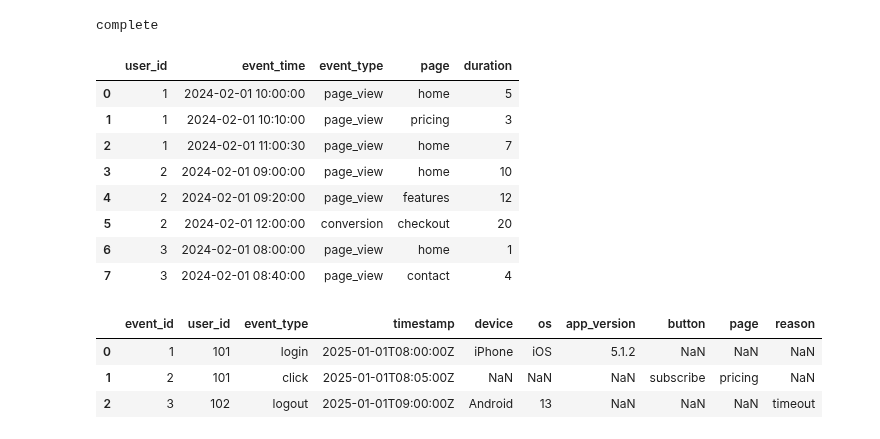
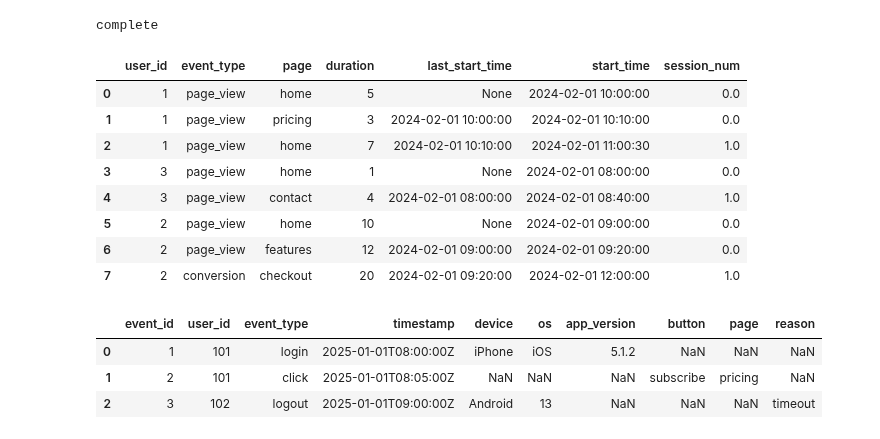
Before and after one commit to edmiller824/sf_tech, a Jupyter notebook: reps.ipynb, the cells around one changed output. Drawn from its saved outputs; the diff is of its cells as text; code cells hidden in the pictures.

```diff
--- a/reps.ipynb
+++ b/reps.ipynb
@@ -42,25 +1176,58 @@ print('complete')
 complete
 # %%
 duckdb.query("""
+    with cte as (
     SELECT
             user_id
              , event_time
              , event_type
              , metadata::json ->> 'page' as page
              , metadata::json ->> 'duration' as duration
 
     FROM events_df
+    )
+    , cte2 as (
+             select
+                        user_id
+                        , event_type
+                        , page
+                        , duration
+                        , event_time as start_time
+                        , lag(event_time) over(partition by user_id order by event_time) as last_start_time
+             from       cte
+             order by user_id, start_time
+             )
+    , cte3 as (
+             select
+                user_id
+                , event_type
+                , page
+                , duration
+             , last_start_time
+             , start_time
+             , case when (start_time::timestamp - last_start_time::timestamp) > interval '30 minutes' then 1 else 0 end as session_flag
+    from        cte2
+            )
+    select
+                user_id
+                , event_type
+             , page
+             , duration
+             , last_start_time
+             , start_time
+             , sum(session_flag) over(partition by user_id order by start_time) as session_num
+    from        cte3
 """).to_df()
 # %% [output]
-|  | user_id | event_time | event_type | page | duration |
-| 0 | 1 | 2024-02-01 10:00:00 | page_view | home | 5 |
-| 1 | 1 | 2024-02-01 10:10:00 | page_view | pricing | 3 |
-| 2 | 1 | 2024-02-01 11:00:30 | page_view | home | 7 |
-| 3 | 2 | 2024-02-01 09:00:00 | page_view | home | 10 |
-| 4 | 2 | 2024-02-01 09:20:00 | page_view | features | 12 |
-| 5 | 2 | 2024-02-01 12:00:00 | conversion | checkout | 20 |
-| 6 | 3 | 2024-02-01 08:00:00 | page_view | home | 1 |
-| 7 | 3 | 2024-02-01 08:40:00 | page_view | contact | 4 |
+|  | user_id | event_type | page | duration | last_start_time | start_time | session_num |
+| 0 | 1 | page_view | home | 5 | None | 2024-02-01 10:00:00 | 0.0 |
+| 1 | 1 | page_view | pricing | 3 | 2024-02-01 10:00:00 | 2024-02-01 10:10:00 | 0.0 |
+| 2 | 1 | page_view | home | 7 | 2024-02-01 10:10:00 | 2024-02-01 11:00:30 | 1.0 |
+| 3 | 3 | page_view | home | 1 | None | 2024-02-01 08:00:00 | 0.0 |
+| 4 | 3 | page_view | contact | 4 | 2024-02-01 08:00:00 | 2024-02-01 08:40:00 | 1.0 |
+| 5 | 2 | page_view | home | 10 | None | 2024-02-01 09:00:00 | 0.0 |
+| 6 | 2 | page_view | features | 12 | 2024-02-01 09:00:00 | 2024-02-01 09:20:00 | 0.0 |
+| 7 | 2 | conversion | checkout | 20 | 2024-02-01 09:20:00 | 2024-02-01 12:00:00 | 1.0 |
 # %%
 lead/lag by 1 event entry...timestamp (to have start and end times)
 add field to compare timestamps --> time since last event
```
Also changed, not shown: parts of 41 cells of this notebook.
